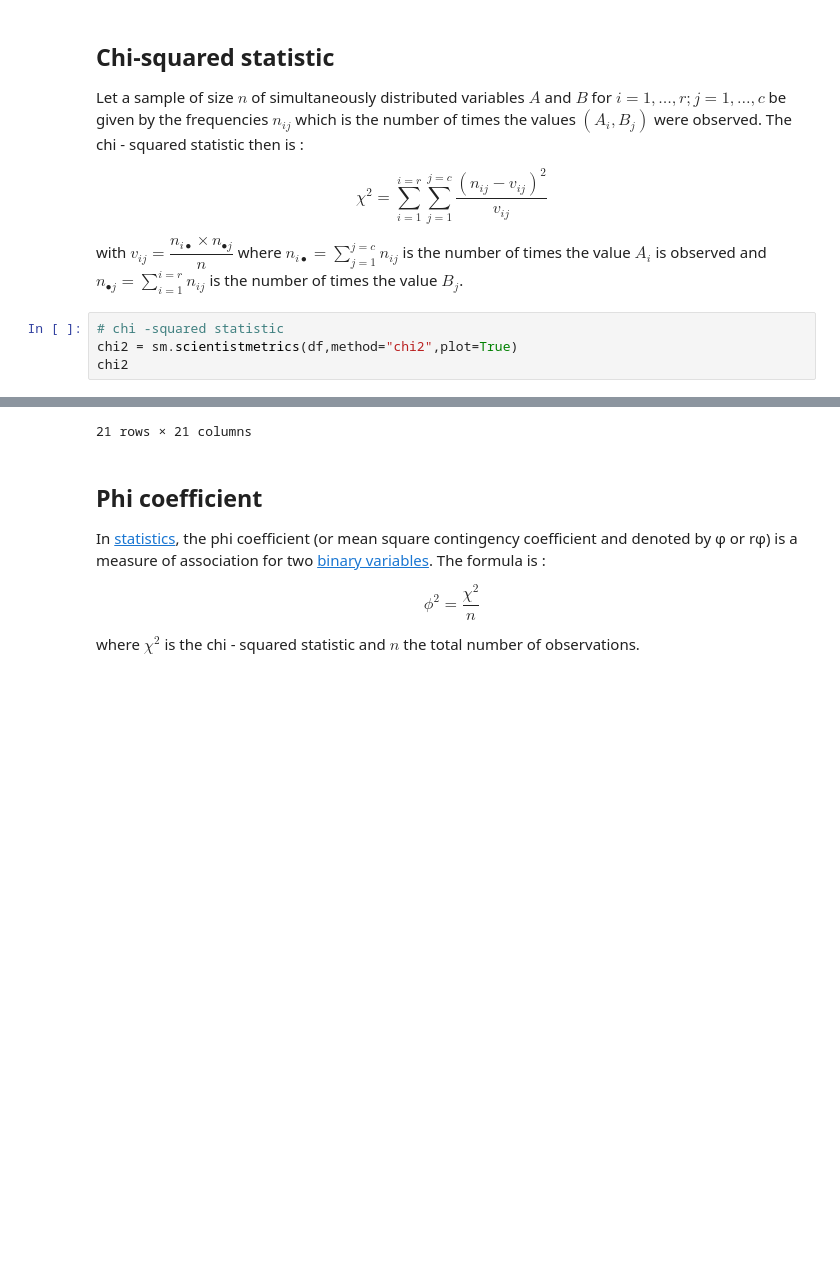
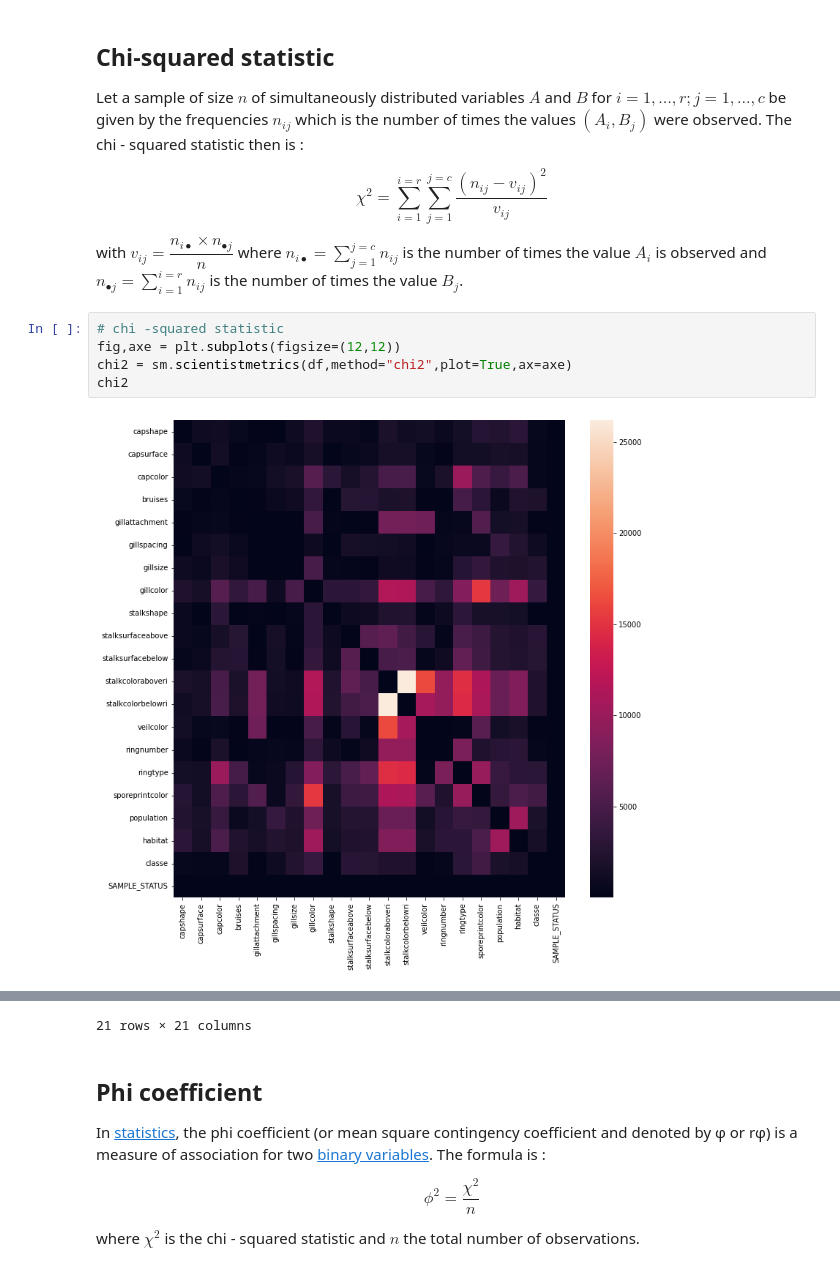
Before and after one commit to enfantbenidedieu/scientistmetrics, a Jupyter notebook: scientistmetrics.ipynb, the cells around one changed output, grey strips where cells are left out. Saved outputs shown, nothing was run; the diff lists cells and outputs as text; blank space fills up the shorter version.

```diff
--- a/scientistmetrics.ipynb
+++ b/scientistmetrics.ipynb
@@ -38,9 +41,11 @@ $$
 with $v_{ij} = \dfrac{n_{i \bullet}\times n_{\bullet j}}{n}$ where $n_{i \bullet} = \displaystyle \sum_{j=1}^{j=c}n_{ij}$ is the number of times the value $A_{i}$ is observed and $n_{\bullet j} = \displaystyle \sum_{i=1}^{i=r}n_{ij}$ is the number of times the value $B_{j}$.
 # %%
 # chi -squared statistic
-chi2 = sm.scientistmetrics(df,method="chi2",plot=True)
+fig,axe = plt.subplots(figsize=(12,12))
+chi2 = sm.scientistmetrics(df,method="chi2",plot=True,ax=axe)
 chi2
 # %% [output]
+[figure, added]
 |  | capshape | capsurface | capcolor | bruises | gillattachment | gillspacing | gillsize | gillcolor | stalkshape | ... |
 | capshape | 1.000000 | 1011.493003 | 1193.768578 | 530.776681 | 195.123904 | 54.229876 | 977.206565 | 2245.151613 | 766.198127 | ... |
 | capsurface | 1011.493003 | 1.000000 | 1236.828958 | 146.695811 | 361.145242 | 929.337926 | 625.211042 | 1617.494297 | 50.407250 | ... |
```
Also changed, not shown: parts of 12 cells of this notebook, 3 other files.
